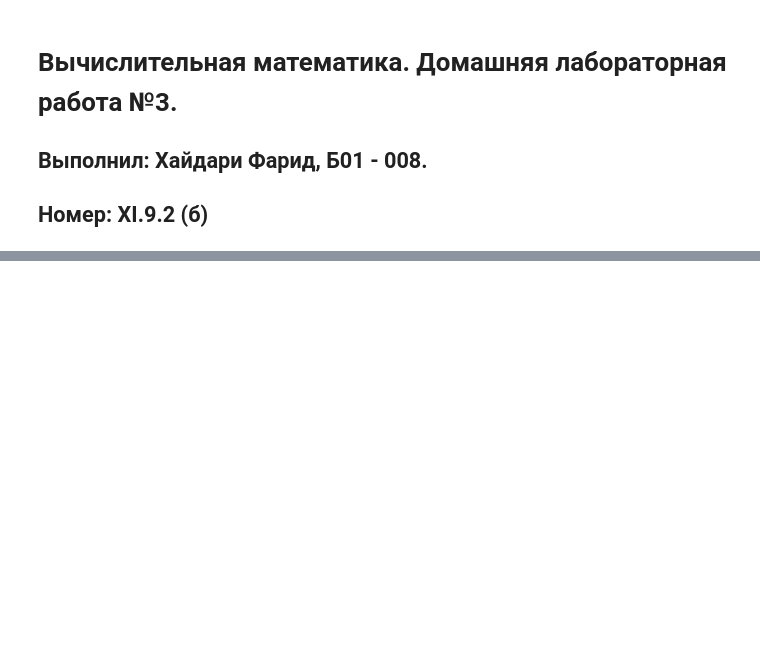
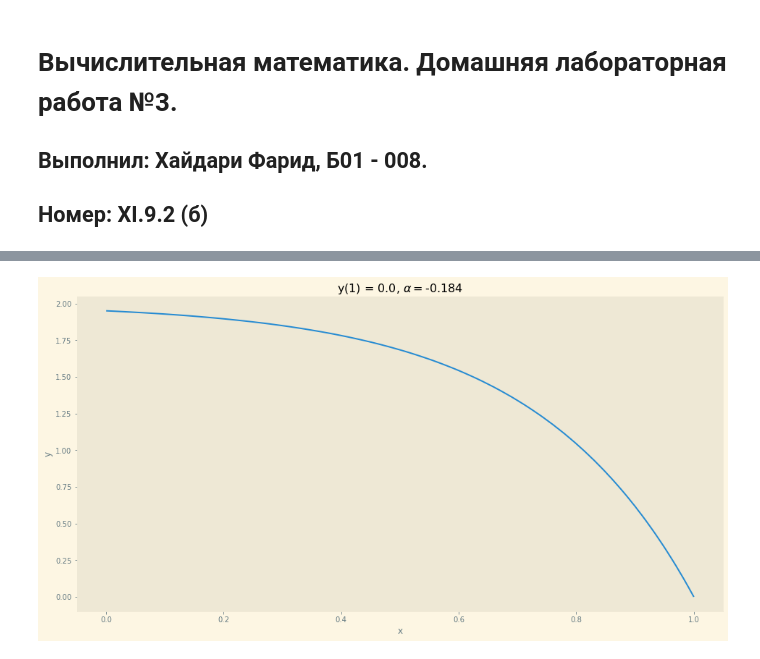
Before and after one commit to Tako-San/CompMath, a Jupyter notebook: S2T3/main.ipynb, the cells around one changed output, grey strips where cells are left out. Saved outputs shown, nothing was run; the diff lists cells and outputs as text; code cells hidden in the pictures; blank space fills up the shorter version.

```diff
--- a/S2T3/main.ipynb
+++ b/S2T3/main.ipynb
@@ -109,3 +149,12 @@ def shooting(a0, eps, f, h, t_start, t_end, y0):
+# %%
+plt.style.use('Solarize_Light2')
+
+def draw(a, x, y):
+    plt.plot(x, y)
+    plt.title(f"y(1) = {round(y[-1], 3)}, $\\alpha = ${round(a, 3)}")
+    plt.ylabel('y')
+    plt.xlabel('x')
+    plt.grid()
 # %%
 h = 0.01
 
@@ -118,2 +167,8 @@ y0_list = [0.25, 0.5, 1, 1.5, 1.8, 1.9, 1.95]
 
 eps = 1e-6
+# %%
+y, u, a = binary_search(-1, 1, eps, F, h, x_start, x_end, y0)
+plt.figure(figsize=[16, 8])
+draw(a, x, y)
+# %% [output]
+[figure, added]
```
Also changed, not shown: parts of 14 cells of this notebook.
